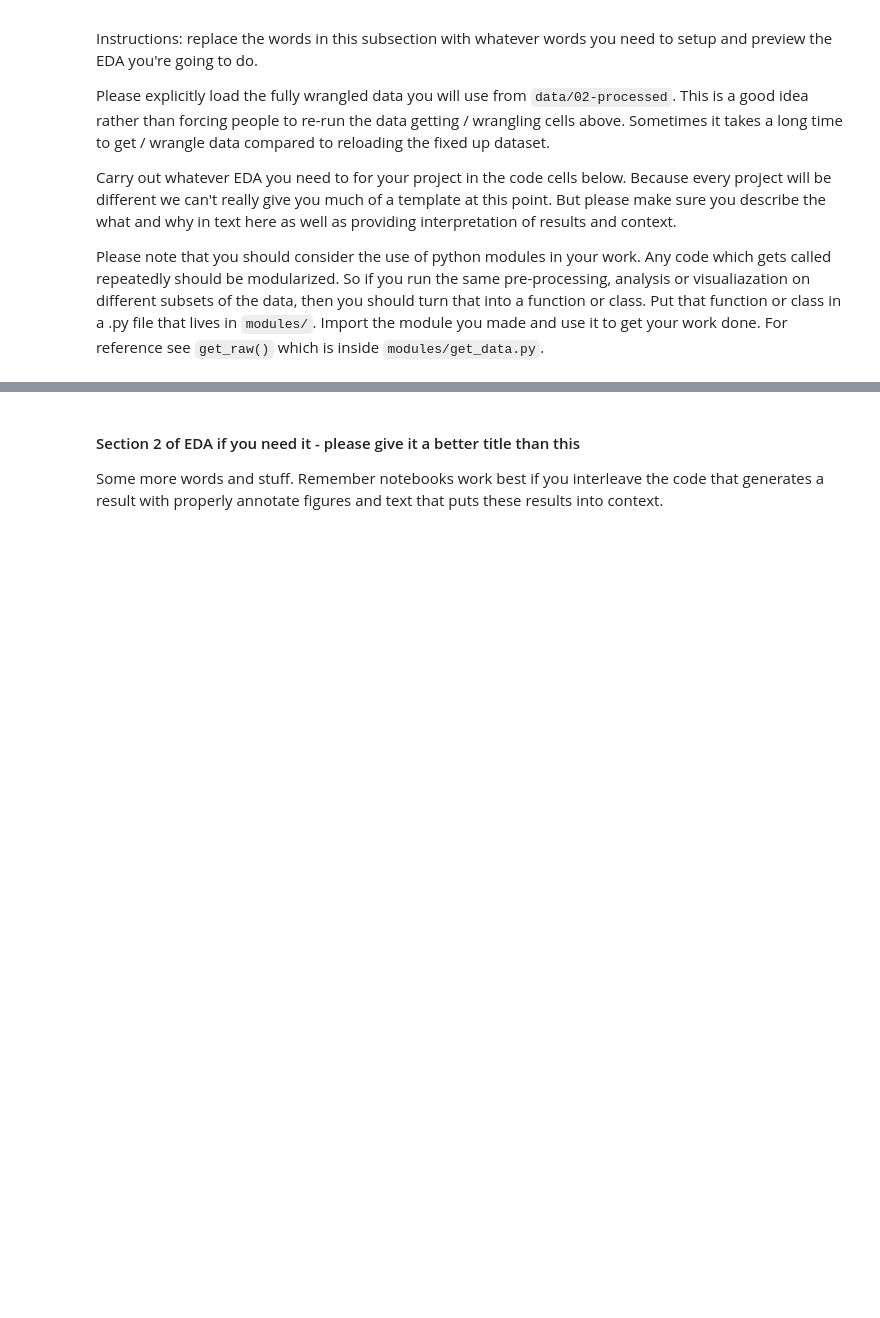
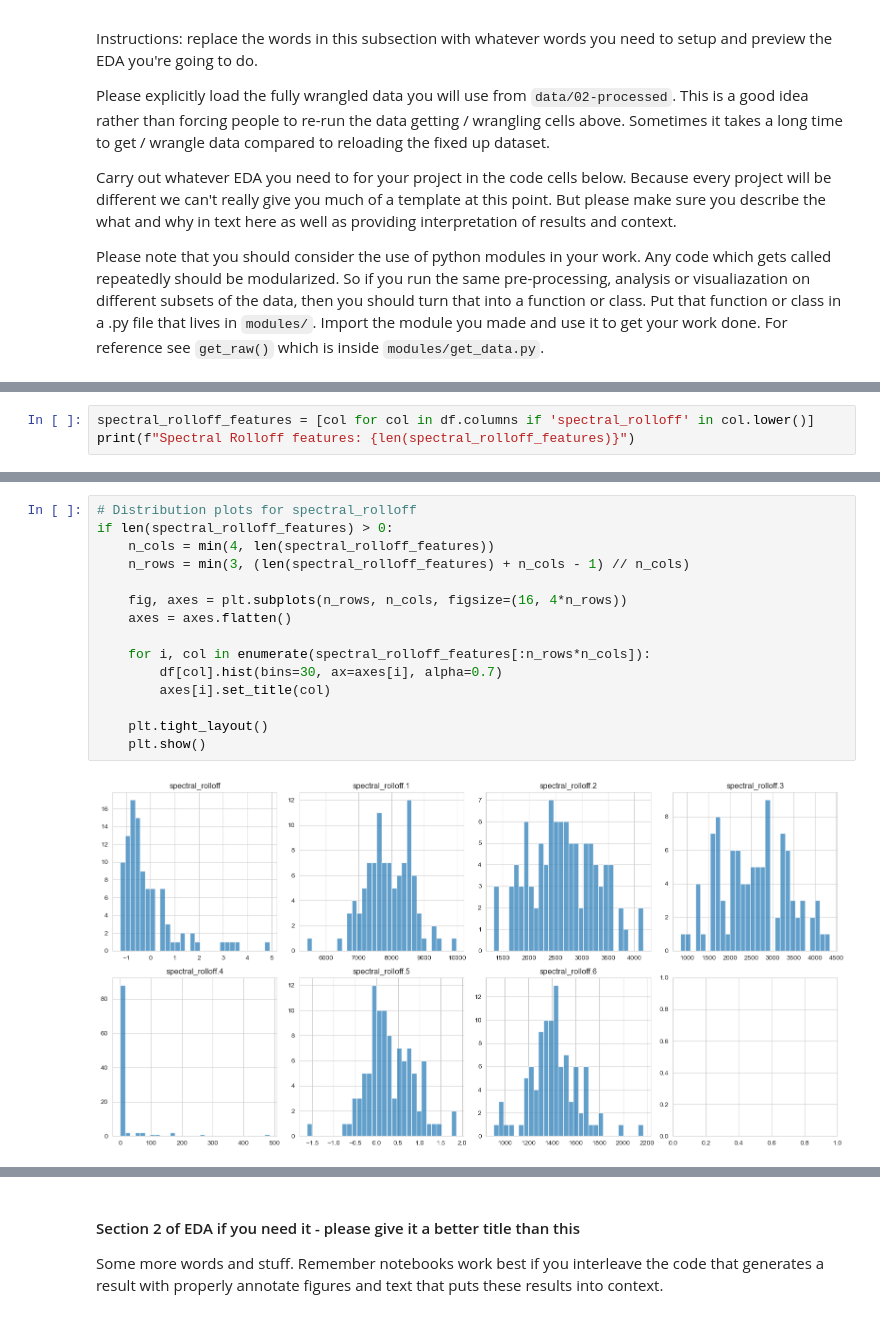
Before and after one commit to COGS108/Group081_WI26, a Jupyter notebook: 02-EDACheckpoint.ipynb, the cells around one changed output, grey strips where cells are left out. Saved outputs shown, nothing was run; the diff lists cells and outputs as text; blank space fills up the shorter version.

```diff
--- a/02-EDACheckpoint.ipynb
+++ b/02-EDACheckpoint.ipynb
@@ -133,0 +225,3 @@ Some more words and stuff.  Remember notebooks work best if you interleave the c
+# %%
+spectral_rolloff_features = [col for col in df.columns if 'spectral_rolloff' in col.lower()]
+print(f"Spectral Rolloff features: {len(spectral_rolloff_features)}")
@@ -133,0 +377,17 @@ Some more words and stuff.  Remember notebooks work best if you interleave the c
+# %%
+# Distribution plots for spectral_rolloff
+if len(spectral_rolloff_features) > 0:
+    n_cols = min(4, len(spectral_rolloff_features))
+    n_rows = min(3, (len(spectral_rolloff_features) + n_cols - 1) // n_cols)
+
+    fig, axes = plt.subplots(n_rows, n_cols, figsize=(16, 4*n_rows))
+    axes = axes.flatten()
+
+    for i, col in enumerate(spectral_rolloff_features[:n_rows*n_cols]):
+        df[col].hist(bins=30, ax=axes[i], alpha=0.7)
+        axes[i].set_title(col)
+
+    plt.tight_layout()
+    plt.show()
+# %% [output]
+[figure, added]
```
Also changed, not shown: parts of 31 cells of this notebook, 1 other file.
